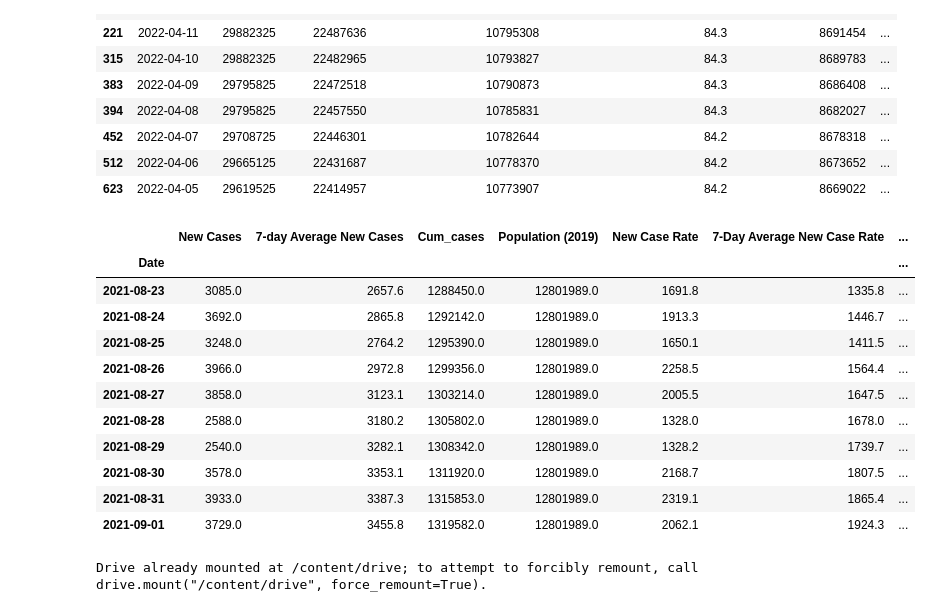
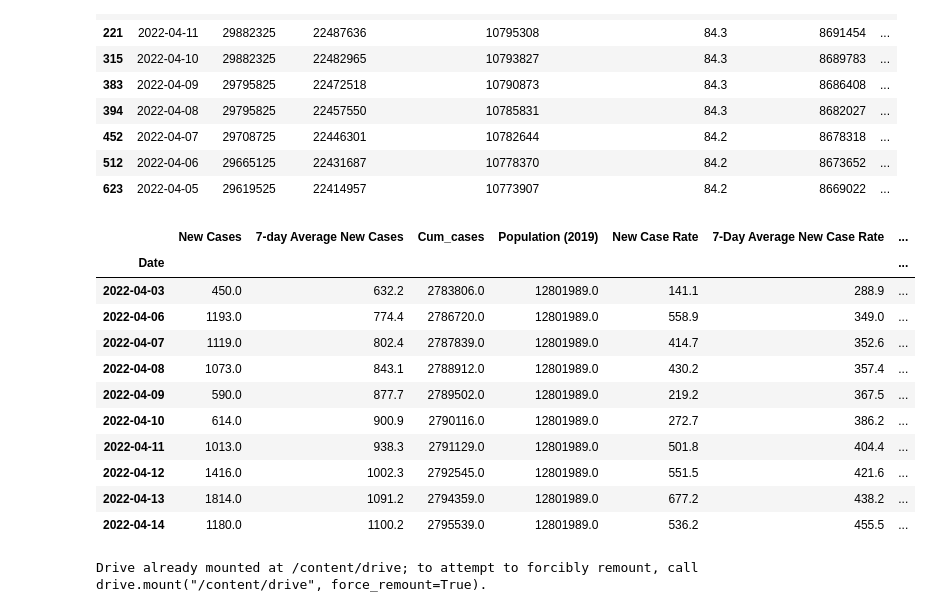
Before and after one commit to jakeisthegoat/Covid19-Analysis-Modeling, a Jupyter notebook: PAModel.ipynb, the cells around one changed output. Saved outputs shown, nothing was run; the diff lists cells and outputs as text; code cells hidden in the pictures.

```diff
--- a/PAModel.ipynb
+++ b/PAModel.ipynb
@@ -174,44 +176,44 @@ final_data = pd.merge(left = final_data1, right = data33, how = 'outer', on = 'D
 final_data = final_data.dropna()
 final_data = final_data.drop("Distributed_Per_100k_5Plus", axis = 1)
 final_data.sort_values(by=['Jurisdiction', 'Date'])
 final_data = final_data.drop(["Jurisdiction", "FIPS"], axis = 1)
 
 #Group by Date
 final_data = final_data.groupby('Date').agg({
     'New Cases' : 'sum',
     '7-day Average New Cases' : 'sum',
     'Cum_cases' : 'sum',
     'Population (2019)' : 'sum',
     'New Case Rate' : 'sum',
     '7-Day Average New Case Rate' : 'sum',
     'Cumulative Case Rate' : 'sum',
     'percent_test_results_reported_positive_last_7_days' : 'mean',
     'community_transmission_level' : 'max',
     'Distributed' : 'mean',
     'Administered' : 'mean',
     'Administered_Dose1_Recip' : 'mean',
     'Administered_Dose1_Pop_Pct' : 'mean',
     'Series_Complete_Yes' : 'mean',
     'Series_Complete_Pop_Pct' : 'mean',
     'Additional_Doses' : 'mean',
     'Additional_Doses_Vax_Pct' : 'mean'
 })
 
 #print(final_data.info())
-final_data.head(10)
+final_data.tail(10)
 # %% [output]
 |  | New Cases | 7-day Average New Cases | Cum_cases | Population (2019) | New Case Rate | 7-Day Average New Case Rate | ... |
 | Date |  |  |  |  |  |  | ... |
-| 2021-08-23 | 3085.0 | 2657.6 | 1288450.0 | 12801989.0 | 1691.8 | 1335.8 | ... |
-| 2021-08-24 | 3692.0 | 2865.8 | 1292142.0 | 12801989.0 | 1913.3 | 1446.7 | ... |
-| 2021-08-25 | 3248.0 | 2764.2 | 1295390.0 | 12801989.0 | 1650.1 | 1411.5 | ... |
-| 2021-08-26 | 3966.0 | 2972.8 | 1299356.0 | 12801989.0 | 2258.5 | 1564.4 | ... |
-| 2021-08-27 | 3858.0 | 3123.1 | 1303214.0 | 12801989.0 | 2005.5 | 1647.5 | ... |
-| 2021-08-28 | 2588.0 | 3180.2 | 1305802.0 | 12801989.0 | 1328.0 | 1678.0 | ... |
-| 2021-08-29 | 2540.0 | 3282.1 | 1308342.0 | 12801989.0 | 1328.2 | 1739.7 | ... |
-| 2021-08-30 | 3578.0 | 3353.1 | 1311920.0 | 12801989.0 | 2168.7 | 1807.5 | ... |
-| 2021-08-31 | 3933.0 | 3387.3 | 1315853.0 | 12801989.0 | 2319.1 | 1865.4 | ... |
-| 2021-09-01 | 3729.0 | 3455.8 | 1319582.0 | 12801989.0 | 2062.1 | 1924.3 | ... |
+| 2022-04-03 | 450.0 | 632.2 | 2783806.0 | 12801989.0 | 141.1 | 288.9 | ... |
+| 2022-04-06 | 1193.0 | 774.4 | 2786720.0 | 12801989.0 | 558.9 | 349.0 | ... |
+| 2022-04-07 | 1119.0 | 802.4 | 2787839.0 | 12801989.0 | 414.7 | 352.6 | ... |
+| 2022-04-08 | 1073.0 | 843.1 | 2788912.0 | 12801989.0 | 430.2 | 357.4 | ... |
+| 2022-04-09 | 590.0 | 877.7 | 2789502.0 | 12801989.0 | 219.2 | 367.5 | ... |
+| 2022-04-10 | 614.0 | 900.9 | 2790116.0 | 12801989.0 | 272.7 | 386.2 | ... |
+| 2022-04-11 | 1013.0 | 938.3 | 2791129.0 | 12801989.0 | 501.8 | 404.4 | ... |
+| 2022-04-12 | 1416.0 | 1002.3 | 2792545.0 | 12801989.0 | 551.5 | 421.6 | ... |
+| 2022-04-13 | 1814.0 | 1091.2 | 2794359.0 | 12801989.0 | 677.2 | 438.2 | ... |
+| 2022-04-14 | 1180.0 | 1100.2 | 2795539.0 | 12801989.0 | 536.2 | 455.5 | ... |
 # %%
 #Export Dataset to csv
 from google.colab import drive
```
Also changed, not shown: parts of 42 cells of this notebook.
